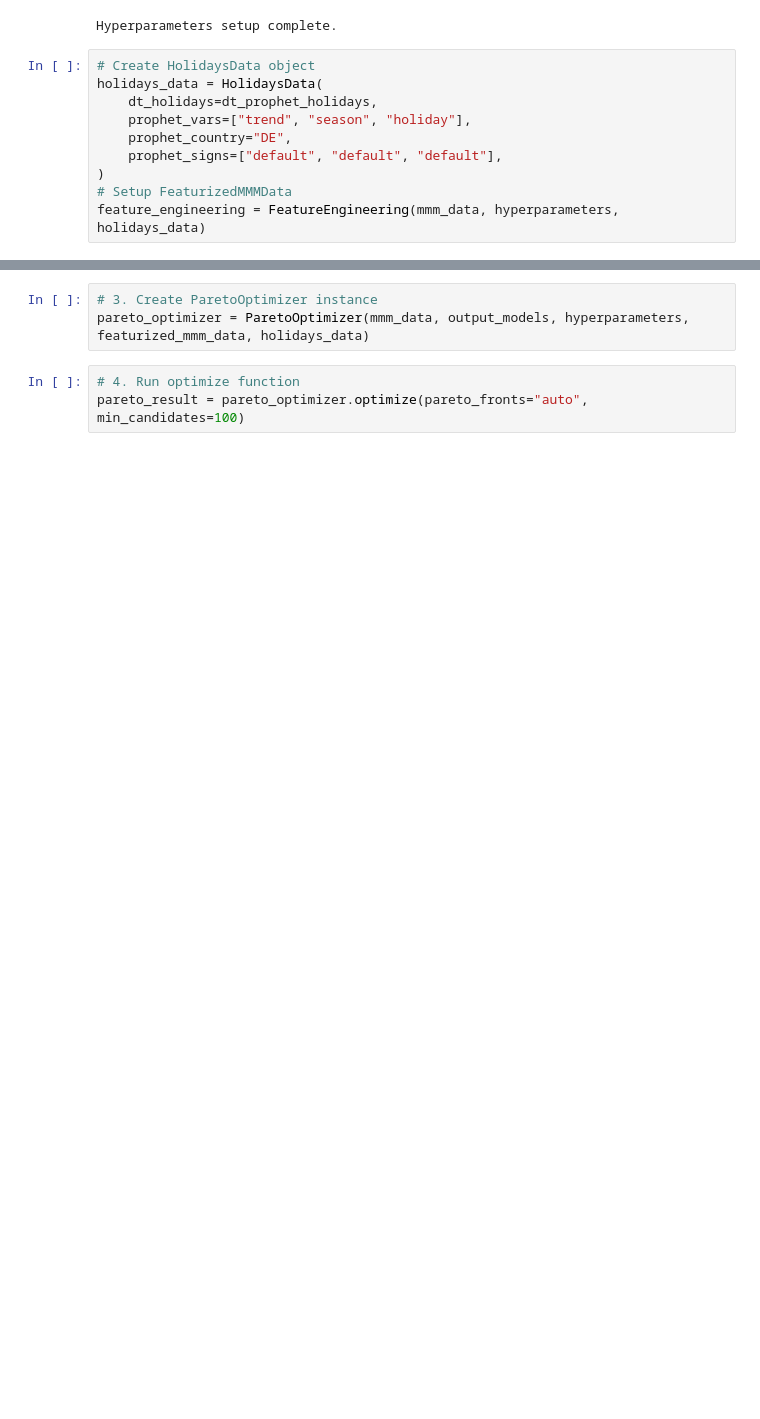
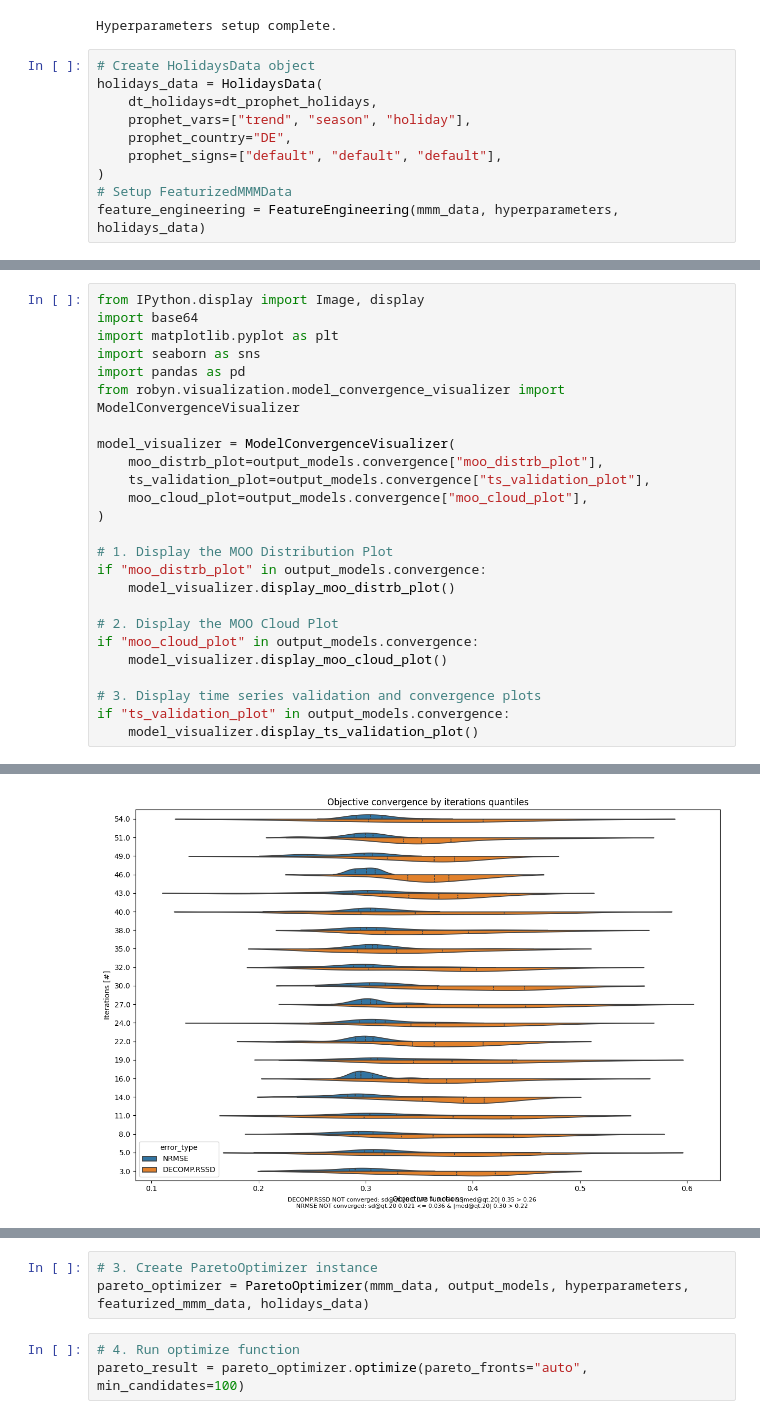
Before and after one commit to facebookexperimental/Robyn, a Jupyter notebook: python/src/robyn/tutorials/tutorial1_src.ipynb, the cells around one changed output, grey strips where cells are left out. Cells and saved outputs as stored; diff of their text form; blank space fills up the shorter version.

```diff
--- a/python/src/robyn/tutorials/tutorial1_src.ipynb
+++ b/python/src/robyn/tutorials/tutorial1_src.ipynb
@@ -251,0 +294,26 @@ from robyn.data.entities.enums import DependentVarType, PaidMediaSigns, OrganicS
+# %%
+from IPython.display import Image, display
+import base64
+import matplotlib.pyplot as plt
+import seaborn as sns
+import pandas as pd
+from robyn.visualization.model_convergence_visualizer import ModelConvergenceVisualizer
+
+model_visualizer = ModelConvergenceVisualizer(
+    moo_distrb_plot=output_models.convergence["moo_distrb_plot"],
+    ts_validation_plot=output_models.convergence["ts_validation_plot"],
+    moo_cloud_plot=output_models.convergence["moo_cloud_plot"],
+)
+
+# 1. Display the MOO Distribution Plot
+if "moo_distrb_plot" in output_models.convergence:
+    model_visualizer.display_moo_distrb_plot()
+
+# 2. Display the MOO Cloud Plot
+if "moo_cloud_plot" in output_models.convergence:
+    model_visualizer.display_moo_cloud_plot()
+
+# 3. Display time series validation and convergence plots
+if "ts_validation_plot" in output_models.convergence:
+    model_visualizer.display_ts_validation_plot()
+# %% [output]
@@ -251,0 +321 @@ from robyn.data.entities.enums import DependentVarType, PaidMediaSigns, OrganicS
+[figure, added]
```
Also changed, not shown: parts of 21 cells of this notebook, 22 other files.
